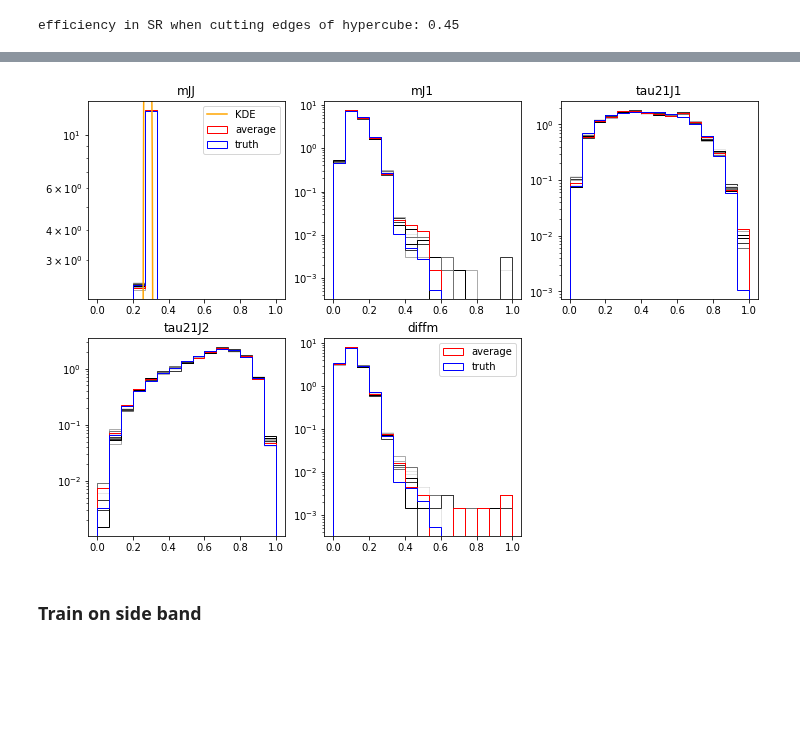
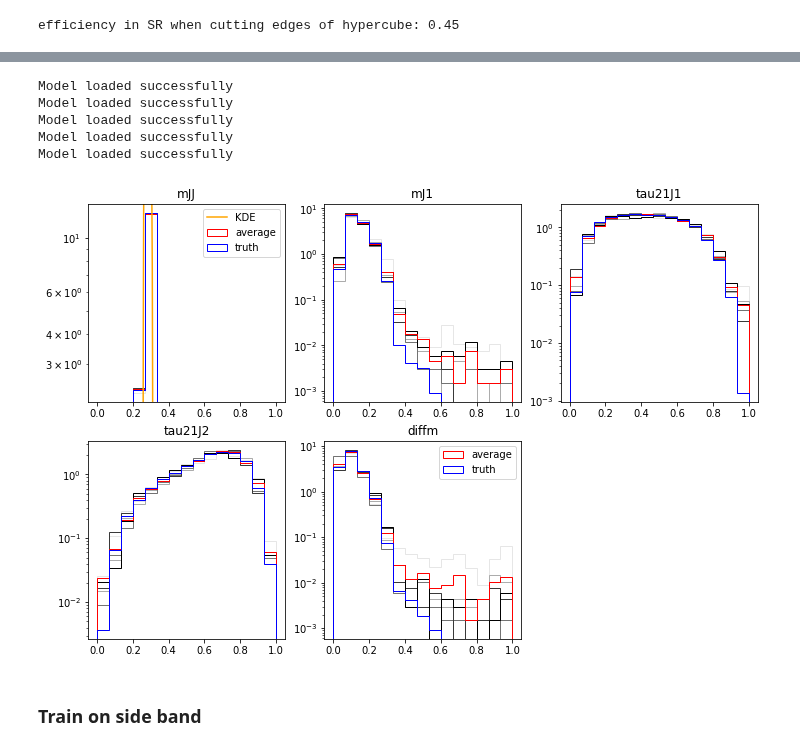
Before and after one commit to matteoettam09/i-flow, a Jupyter notebook: DensityEstimation/RnD_dataset.ipynb, the cells around one changed output, grey strips where cells are left out. Saved outputs shown, nothing was run; the diff lists cells and outputs as text; code cells hidden in the pictures; blank space fills up the shorter version.

```diff
--- a/DensityEstimation/RnD_dataset.ipynb
+++ b/DensityEstimation/RnD_dataset.ipynb
@@ -399,15 +399,15 @@ def train_one_step_no3(dist,optimizer,samples):
     optimizer.apply_gradients(zip(grads, dist.trainable_variables))
     return loss
 # %%
-def save_weights(dist):
+def save_weights(dist, epoch=0, prefix=''):
     for j, bijector in enumerate(dist.bijector.bijectors):
         bijector.transform_net.save_weights(
-                './models/model_layer_{:02d}'.format(j))
+                './models/{}epoch_{}_model_layer_{:02d}'.format(prefix, epoch, j))
 
-def load_weights(dist):
+def load_weights(dist, epoch=0, prefix=''):
     for j, bijector in enumerate(dist.bijector.bijectors):
         bijector.transform_net.load_weights(
-                './models/model_layer_{:02d}'.format(j))
+                './models/{}epoch_{}_model_layer_{:02d}'.format(prefix, epoch, j))
     print("Model loaded successfully")
 # %%
 def train_iflow(list_by_minv,M=3800, deltaM=100, issig=True, batchsize=200,
@@ -532,12 +530,11 @@ def custom_cycler(n):
     color = plt.cm.binary(np.linspace(0.1, 1,n))
     return cycler(color=color)
 
-def plot_learned_distributions(dist_list, Nsample=1000, truth=None, special_dim=None):
+def plot_learned_distributions(dist, epochs, prefix='', Nsample=1000, truth=None, special_dim=None):
     if truth is None and not special_dim is None:
         raise InvalidArgumentError
 
-    Ndist = len(dist_list)
-    Nobs = dist_list[0].event_shape.as_list()[0]
+    Nobs = dist.event_shape.as_list()[0]
 
     if not special_dim is None:
         # do KDE of this dimension
@@ -551,18 +548,19 @@ def plot_learned_distributions(dist_list, Nsample=1000, truth=None, special_dim=
         rows = 1 + div
     fig, axs = plt.subplots(rows, 3, figsize=(4*3, 4 * rows))
     for i in range(Nobs):
-        axs[divmod(i, 3)].set_prop_cycle(custom_cycler(Nobs))
-    for dist in dist_list:
+        axs[divmod(i, 3)].set_prop_cycle(custom_cycler(len(epochs)))
+    for epoch in epochs:
         joint_dist = [tfd.Uniform(low=[tf.cast(0, tf.float64)]*special_dim),
                       kde_SK,
                       tfd.Uniform(low=[tf.cast(0, tf.float64)]*(dist.event_shape[0]-1-special_dim))]
+        load_weights(dist, epoch=epoch, prefix=prefix)
         dist.__class__ = MyDist
         sampled = np.transpose(dist.sample(Nsample,
                                            distribution_kwargs = {'mod_dist': joint_dist}).numpy())
         dist.__class__ = tfd.TransformedDistribution
         for i, sample in enumerate(sampled):
             # take sub-sample to be combined to an average sample
-            subsample = np.random.choice(sample, int(Nsample/Ndist), replace=False)
+            subsample = np.random.choice(sample, int(Nsample/len(epochs)), replace=False)
             try:
                 avg_samples[i] = np.append(avg_samples[i], subsample)
             except KeyError:
@@ -680,8 +678,9 @@ data_bkg_train, data_sig_train, _ = prepare_data_train(3500,200,
 # %% [output]
 efficiency in SR when cutting edges of hypercube: 0.45
 # %%
-sigdist, losses =train_iflow(combined.drop(columns='signal') ,M=3500, deltaM=200,
-                             issig=True, batchsize=256, lr=1e-3, epochs=30,
-                             weight_decay=1e-4)
+sig_epochs = 5
+sigdist, losses, test_losses =train_iflow(combined.drop(columns='signal') ,M=3500, deltaM=200,
+                                         issig=True, batchsize=256, lr=1e-3, epochs=sig_epochs,
+                                         weight_decay=1e-4)
 # %% [output]
 efficiency in SR when cutting edges of hypercube: 0.45
@@ -705,7 +764,15 @@ Epoch:  29 Loss = -4.912789e+00, testing-loss = -4.990050e+00
 # %%
-plot_learned_distributions(sigdist, 10000, truth=data_sig_train.drop(columns='signal'), special_dim=0)
+last_epochs = np.arange(sig_epochs-10, sig_epochs)
+last_epochs = last_epochs[last_epochs >= 0]
+plot_learned_distributions(sigdist, last_epochs, 'sig_', 10000,
+                           truth=data_sig_train.drop(columns='signal'), special_dim=0)
 # %% [output]
+Model loaded successfully
+Model loaded successfully
+Model loaded successfully
+Model loaded successfully
+Model loaded successfully
-[figure, old version]
+[figure, new version]
 # %% [markdown]
 ### Train on side band
 # %%
```
Also changed, not shown: parts of 7 cells of this notebook.
